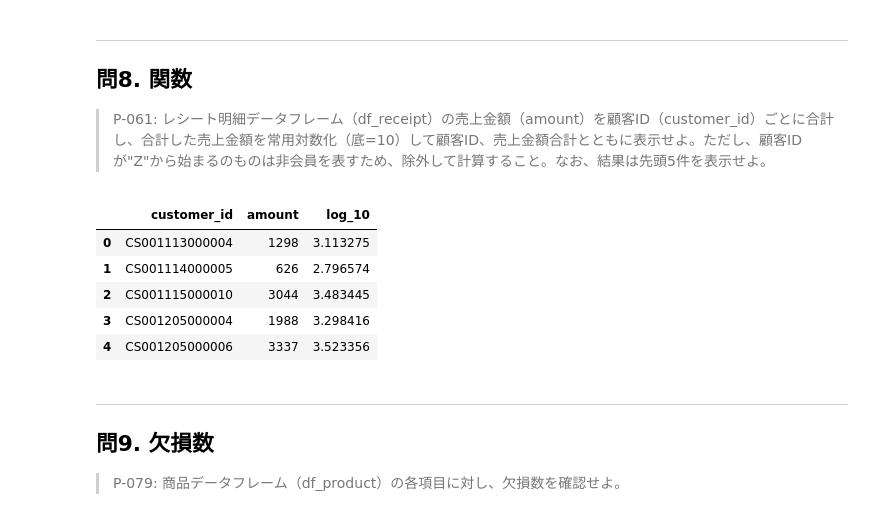
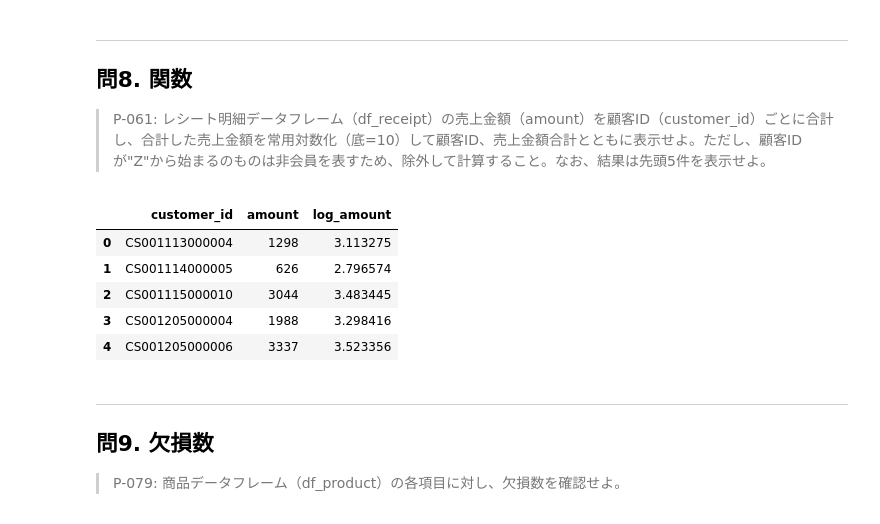
Before and after one commit to Hiromu1612/BasicPython, a Jupyter notebook: BasicPython-main/pandas_quiz.ipynb, the cells around one changed output. Cells and saved outputs as stored; diff of their text form; code cells hidden in the pictures.

```diff
--- a/BasicPython-main/pandas_quiz.ipynb
+++ b/BasicPython-main/pandas_quiz.ipynb
@@ -163,11 +162,12 @@ df_applied_customer.head()
 ## 問8. 関数
 > P-061: レシート明細データフレーム（df_receipt）の売上金額（amount）を顧客ID（customer_id）ごとに合計し、合計した売上金額を常用対数化（底=10）して顧客ID、売上金額合計とともに表示せよ。ただし、顧客IDが"Z"から始まるのものは非会員を表すため、除外して計算すること。なお、結果は先頭5件を表示せよ。
 # %%
-df_amount = df_receipt[~df_receipt["customer_id"].str.startswith("Z")].groupby("customer_id")["amount"].sum().reset_index()
-df_amount_log10 = df_amount.rename(columns={'log_10': 'df_amount_log10'})
-df_amount.head()
+df_amount = df_receipt[~df_receipt["customer_id"].str.startswith("Z")]
+df_receipt_sum = df_receipt_only_member.groupby("customer_id").sum()[["amount"]].reset_index()
+df_receipt_sum['log_amount'] = np.log10(df_receipt_sum['amount'])
+df_receipt_sum.head()
 # %% [output]
-|  | customer_id | amount | log_10 |
+|  | customer_id | amount | log_amount |
 | 0 | CS001113000004 | 1298 | 3.113275 |
 | 1 | CS001114000005 | 626 | 2.796574 |
 | 2 | CS001115000010 | 3044 | 3.483445 |
```
Also changed, not shown: parts of 1 cell of this notebook.
